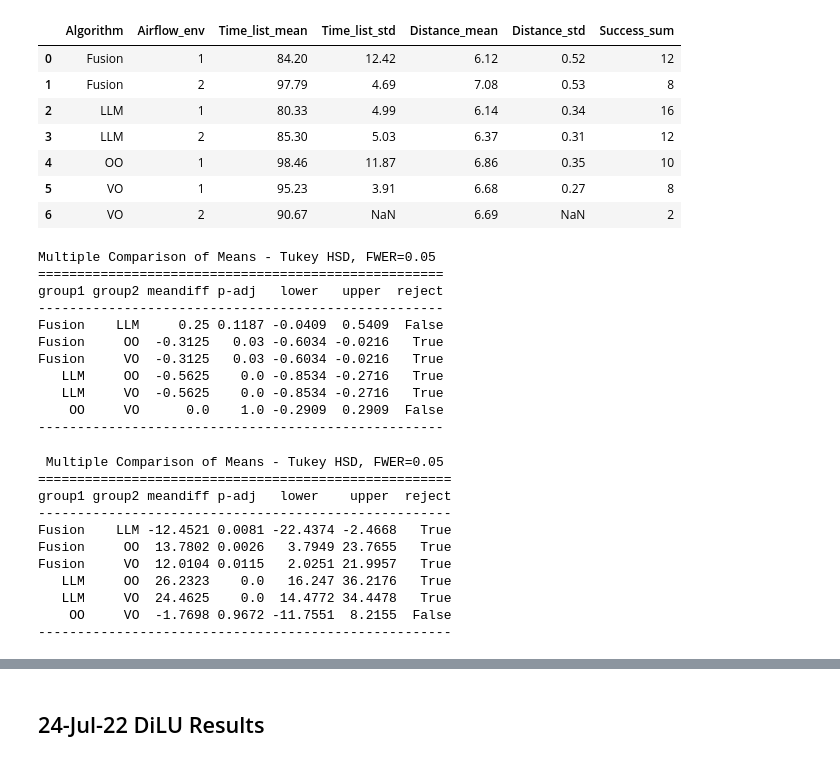
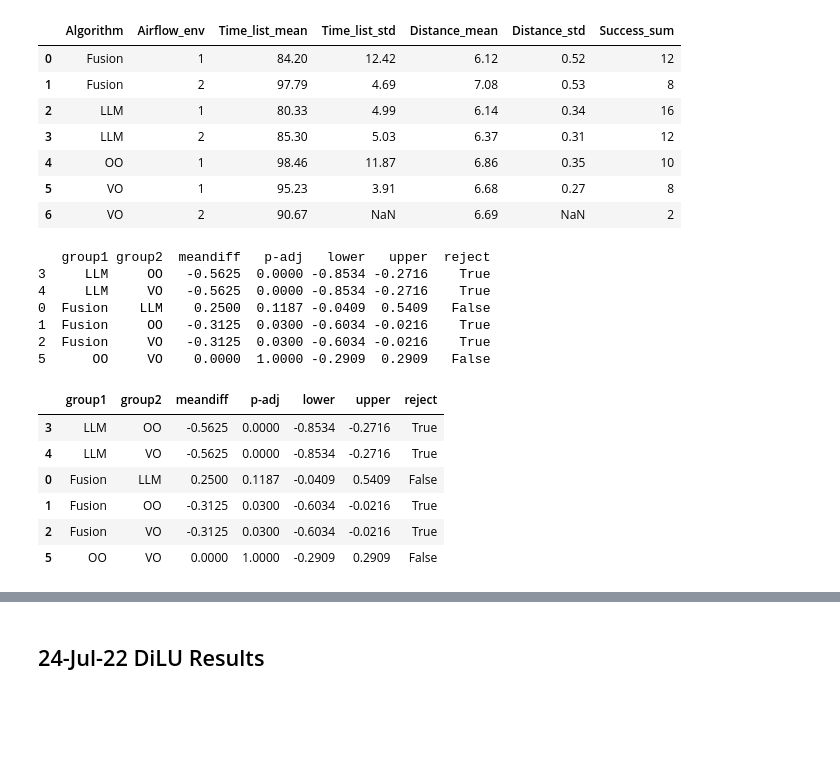
Before and after one commit to SunzidHassan/Research, a Jupyter notebook: 23-24_Automatic-Control-Lab/Projects/24_LLM/LLM.ipynb, the cells around one changed output, grey strips where cells are left out. Saved outputs shown, nothing was run; the diff lists cells and outputs as text; code cells hidden in the pictures; blank space fills up the shorter version.

```diff
--- a/23-24_Automatic-Control-Lab/Projects/24_LLM/LLM.ipynb
+++ b/23-24_Automatic-Control-Lab/Projects/24_LLM/LLM.ipynb
@@ -1567,58 +1789,26 @@ from statsmodels.stats.multicomp import pairwise_tukeyhsd
 anova_result = stats.f_oneway(
     Trials[Trials['Algorithm'] == 'LLM']['Success'],
     Trials[Trials['Algorithm'] == 'Fusion']['Success'],
-    Trials[Trials['Algorithm'] == 'VO']['Success'],
-    Trials[Trials['Algorithm'] == 'OO']['Success']
+    Trials[Trials['Algorithm'] == 'OO']['Success'],
+    Trials[Trials['Algorithm'] == 'VO']['Success']
 )
 
 # Step 2: If ANOVA is significant, perform pairwise comparisons (Tukey HSD)
 tukey = pairwise_tukeyhsd(endog=Trials['Success'], groups=Trials['Algorithm'], alpha=0.05)
 
-# Step 3: Display Tukey's results
-print(tukey)
+summary_df = pd.DataFrame(data=tukey.summary().data[1:], columns=tukey.summary().data[0])
 
-# Step 4: Create a summary table
-summary_df = pd.DataFrame(data=tukey.summary().data[1:], columns=tukey.summary().data[0])
-# print(summary_df)
+# Step 4: Reorder rows so that LLM starts in group1
+# We sort by group1 and group2 to ensure 'LLM' is prioritized in the comparisons
+summary_df_sorted = summary_df.sort_values(by=['group1', 'group2'], key=lambda x: x.replace('LLM', '0'))
+
+# Display the reordered results
+print(summary_df_sorted)
 # %% [output]
-Multiple Comparison of Means - Tukey HSD, FWER=0.05
-====================================================
-group1 group2 meandiff p-adj   lower   upper  reject
-----------------------------------------------------
-Fusion    LLM     0.25 0.1187 -0.0409  0.5409  False
-Fusion     OO  -0.3125   0.03 -0.6034 -0.0216   True
-Fusion     VO  -0.3125   0.03 -0.6034 -0.0216   True
-   LLM     OO  -0.5625    0.0 -0.8534 -0.2716   True
-   LLM     VO  -0.5625    0.0 -0.8534 -0.2716   True
-    OO     VO      0.0    1.0 -0.2909  0.2909  False
-----------------------------------------------------
+   group1 group2  meandiff   p-adj   lower   upper  reject
+3     LLM     OO   -0.5625  0.0000 -0.8534 -0.2716    True
+4     LLM     VO   -0.5625  0.0000 -0.8534 -0.2716    True
+0  Fusion    LLM    0.2500  0.1187 -0.0409  0.5409   False
+1  Fusion     OO   -0.3125  0.0300 -0.6034 -0.0216    True
+2  Fusion     VO   -0.3125  0.0300 -0.6034 -0.0216    True
+5      OO     VO    0.0000  1.0000 -0.2909  0.2909   False
-# %%
-# Step 1: Perform ANOVA
-anova_result = stats.f_oneway(
-    Trials[Trials['Algorithm'] == 'LLM']['Time_list'],
-    Trials[Trials['Algorithm'] == 'Fusion']['Time_list'],
-    Trials[Trials['Algorithm'] == 'VO']['Time_list'],
-    Trials[Trials['Algorithm'] == 'OO']['Time_list']
-)
-
-# Step 2: If ANOVA is significant, perform pairwise comparisons (Tukey HSD)
-tukey = pairwise_tukeyhsd(endog=Trials['Time_list'], groups=Trials['Algorithm'], alpha=0.05)
-
-# Step 3: Display Tukey's results
-print(tukey)
-
-# Step 4: Create a summary table
-summary_df = pd.DataFrame(data=tukey.summary().data[1:], columns=tukey.summary().data[0])
-# print(summary_df)
-# %% [output]
- Multiple Comparison of Means - Tukey HSD, FWER=0.05
-=====================================================
-group1 group2 meandiff p-adj   lower    upper  reject
------------------------------------------------------
-Fusion    LLM -12.4521 0.0081 -22.4374 -2.4668   True
-Fusion     OO  13.7802 0.0026   3.7949 23.7655   True
-Fusion     VO  12.0104 0.0115   2.0251 21.9957   True
-   LLM     OO  26.2323    0.0   16.247 36.2176   True
-   LLM     VO  24.4625    0.0  14.4772 34.4478   True
-    OO     VO  -1.7698 0.9672 -11.7551  8.2155  False
------------------------------------------------------
@@ -1624,0 +1817,10 @@ Fusion     VO  12.0104 0.0115   2.0251 21.9957   True
+# %%
+summary_df_sorted
+# %% [output]
+|  | group1 | group2 | meandiff | p-adj | lower | upper | reject |
+| 3 | LLM | OO | -0.5625 | 0.0000 | -0.8534 | -0.2716 | True |
+| 4 | LLM | VO | -0.5625 | 0.0000 | -0.8534 | -0.2716 | True |
+| 0 | Fusion | LLM | 0.2500 | 0.1187 | -0.0409 | 0.5409 | False |
+| 1 | Fusion | OO | -0.3125 | 0.0300 | -0.6034 | -0.0216 | True |
+| 2 | Fusion | VO | -0.3125 | 0.0300 | -0.6034 | -0.0216 | True |
+| 5 | OO | VO | 0.0000 | 1.0000 | -0.2909 | 0.2909 | False |
```
Also changed, not shown: parts of 22 cells of this notebook, 20 other files.
